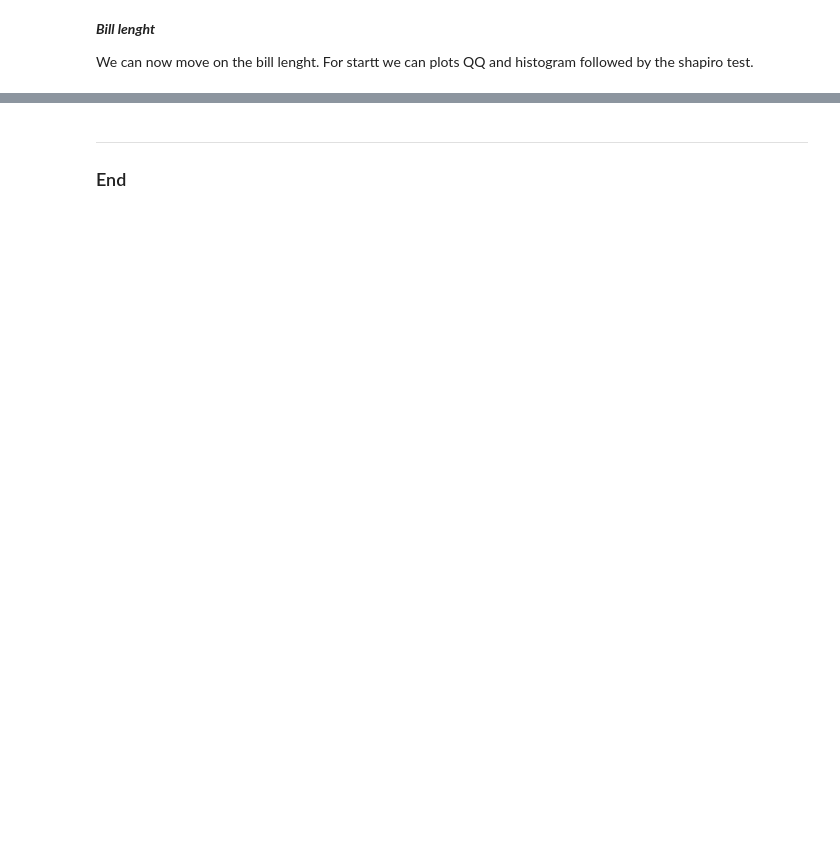
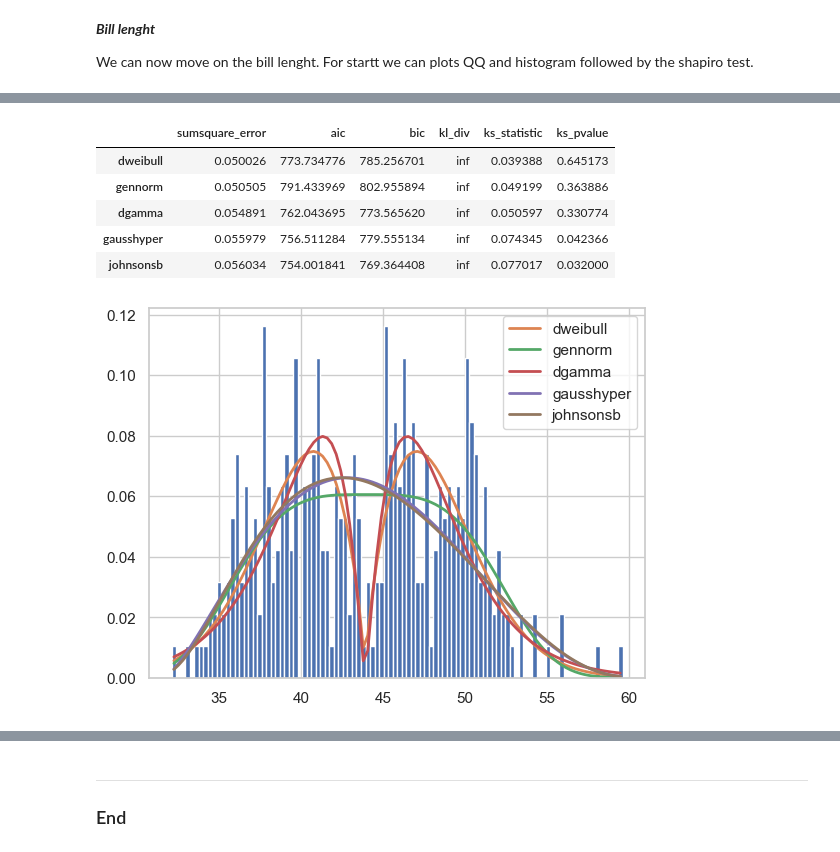
Before and after one commit to Cecilia8989/fund_data_analysis, a Jupyter notebook: task.ipynb, the cells around one changed output, grey strips where cells are left out. Saved outputs shown, nothing was run; the diff lists cells and outputs as text; code cells hidden in the pictures; blank space fills up the shorter version.

```diff
--- a/task.ipynb
+++ b/task.ipynb
@@ -1160,3 +1187,19 @@ dist_Bill_lenght.plot_summary()
+# %%
+# https://fitter.readthedocs.io/en/latest/
+from fitter import Fitter
+f = Fitter(Bill_lenght)
+f.fit()
+# may take some time since by default, all distributions are tried
+# but you call manually provide a smaller set of distributions
+f.summary()
+# %% [output]
+|  | sumsquare_error | aic | bic | kl_div | ks_statistic | ks_pvalue |
+| dweibull | 0.050026 | 773.734776 | 785.256701 | inf | 0.039388 | 0.645173 |
+| gennorm | 0.050505 | 791.433969 | 802.955894 | inf | 0.049199 | 0.363886 |
+| dgamma | 0.054891 | 762.043695 | 773.565620 | inf | 0.050597 | 0.330774 |
+| gausshyper | 0.055979 | 756.511284 | 779.555134 | inf | 0.074345 | 0.042366 |
+| johnsonsb | 0.056034 | 754.001841 | 769.364408 | inf | 0.077017 | 0.032000 |
+[figure, added]
 # %%
 # Initialize a 'distfit' model for the Adelie penguin body mass data with specific settings
 dist_chinstrap_BD = distfit()
```
Also changed, not shown: parts of 18 cells of this notebook.
